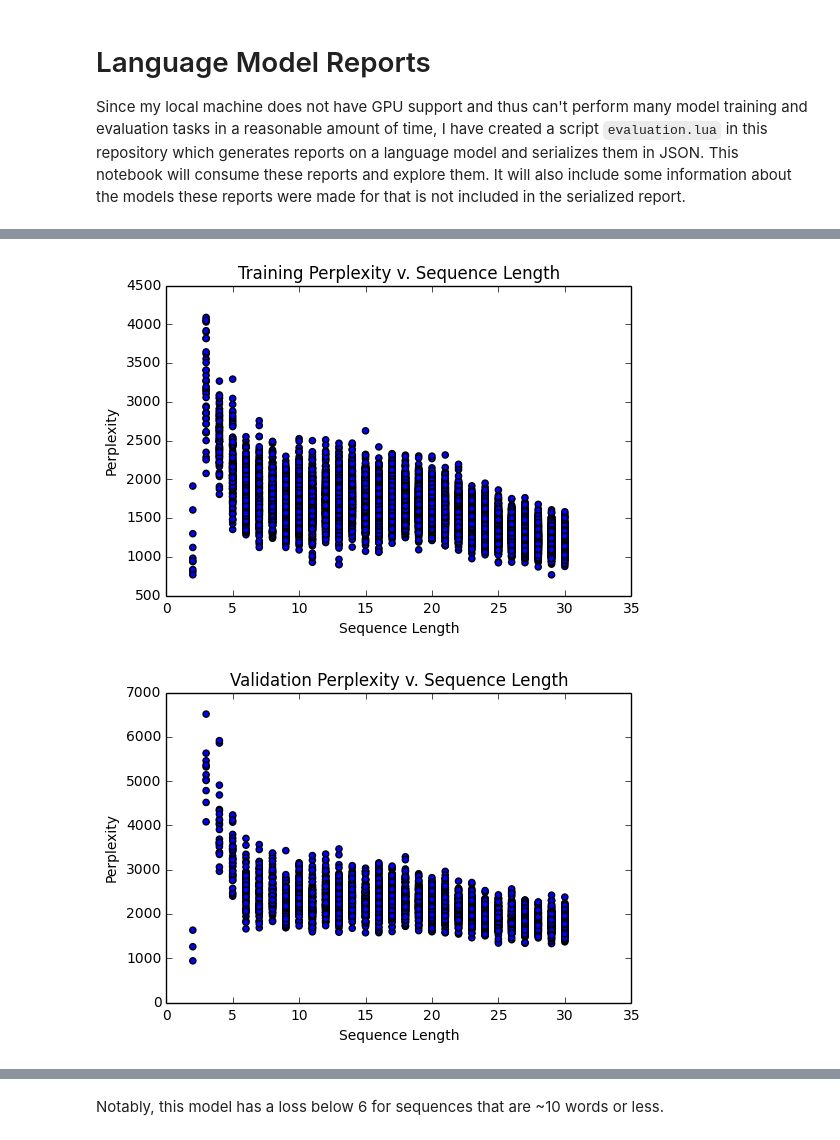
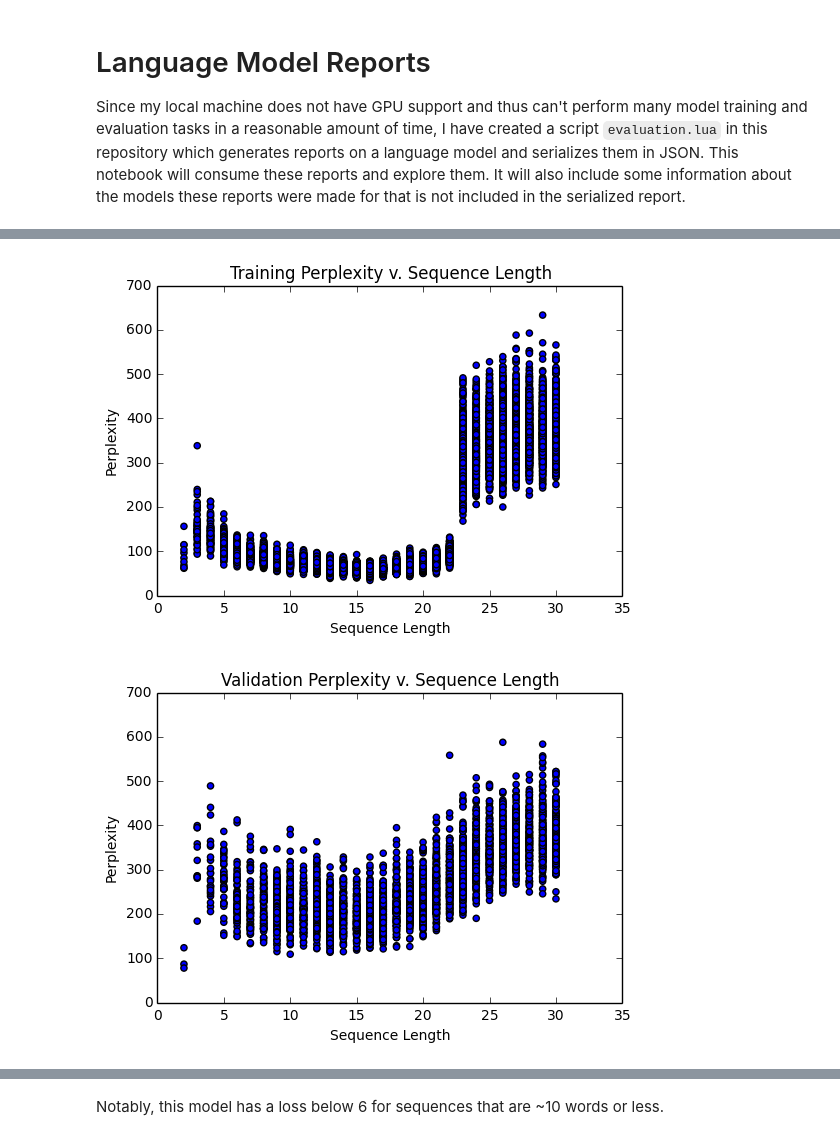
Before and after one commit to kingb12/languagemodelRNN, a Jupyter notebook: LanguageModelReports.ipynb, the cells around one changed output, grey strips where cells are left out. Cells and saved outputs as stored; diff of their text form; code cells hidden in the pictures.

Commit message:
Language Model Report updated

```diff
--- a/LanguageModelReports.ipynb
+++ b/LanguageModelReports.ipynb
@@ -6,10 +6,8 @@ Since my local machine does not have GPU support and thus can't perform many mod
 # load some requirements
 import json
 import matplotlib.pyplot as plt
-with open('reports/lowlr2.json', 'r') as f:
-    three_layer_report = json.loads(f.read())
-with open('reports/lowlr2.json', 'r') as f:
-    two_layer_report = json.loads(f.read())
+with open('reports/unweightednoavg_one_layer_10.json', 'r') as f:
+    first_report = json.loads(f.read())
 # %% [markdown]
 # 25K Shallower, Broader Network Trained With Adam
 
@@ -61,23 +75,23 @@ def scatterize_batch_loss(report_batch_loss):
     return x, y
 # %%
 %matplotlib inline
-x, y = scatterize_batch_loss(two_layer_report['train_batch_perplexities'])
+x, y = scatterize_batch_loss(first_report['train_batch_perplexities'])
 plt.scatter(x, y)
 plt.title('Training Perplexity v. Sequence Length')
 plt.xlabel('Sequence Length')
 plt.ylabel('Perplexity')
 plt.show()
 # %% [output]
-[figure, old version]
+[figure, new version]
 # %%
 %matplotlib inline
-x, y = scatterize_batch_loss(two_layer_report['valid_batch_perplexities'])
+x, y = scatterize_batch_loss(first_report['valid_batch_perplexities'])
 plt.scatter(x, y)
 plt.title('Validation Perplexity v. Sequence Length')
 plt.xlabel('Sequence Length')
 plt.ylabel('Perplexity')
 plt.show()
 # %% [output]
-[figure, old version]
+[figure, new version]
 # %%
 %matplotlib inline
```
Also changed, not shown: parts of 8 cells of this notebook, 1 other file.
